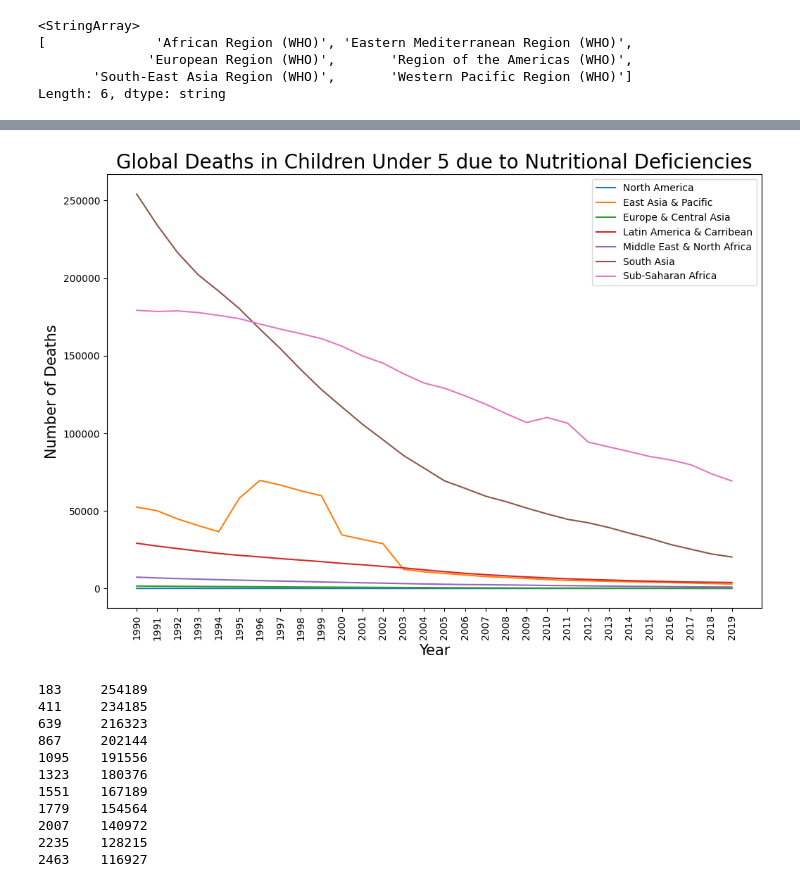
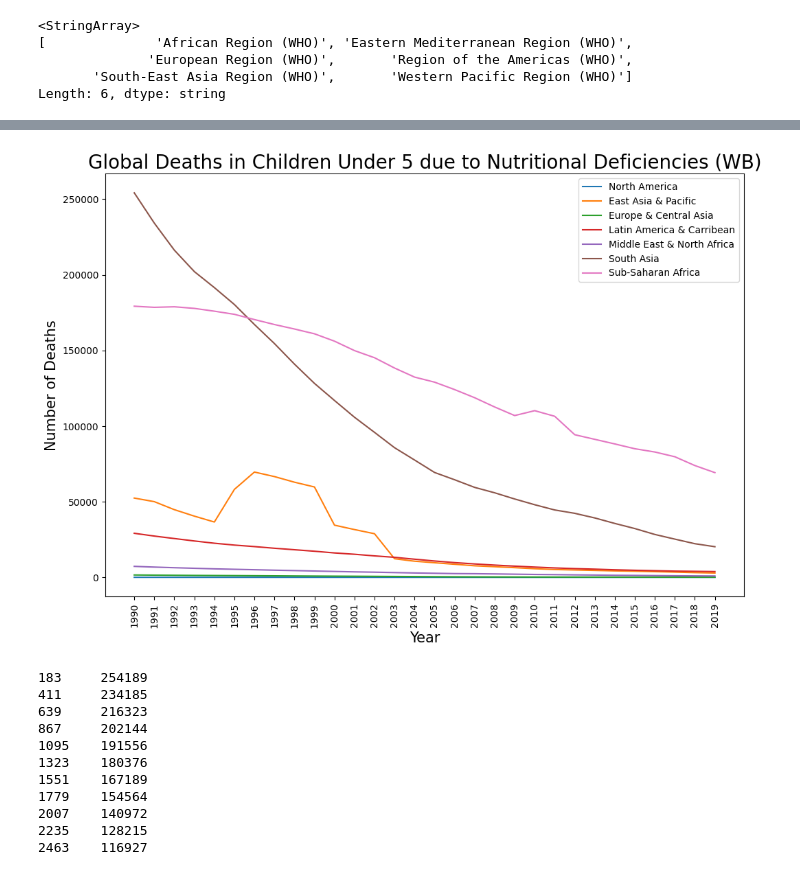
Before and after one commit to dantrainor9/Causes-of-Death, a Jupyter notebook: Causes_of_Death.ipynb, the cells around one changed output, grey strips where cells are left out. Cells and saved outputs as stored; diff of their text form; code cells hidden in the pictures.

```diff
--- a/Causes_of_Death.ipynb
+++ b/Causes_of_Death.ipynb
@@ -311,20 +311,20 @@ plt.legend();
 # %%
 #visualizing deaths over time due to Nutritional deficiencies in all World Bank regions
 plt.figure(figsize=(12,8))
 plt.plot(na_wb_df['Year'],na_wb_df['Deaths - Nutritional deficiencies - Sex: Both - Age: Under 5 (Number)'],label='North America')
 plt.plot(eap_wb_df['Year'],eap_wb_df['Deaths - Nutritional deficiencies - Sex: Both - Age: Under 5 (Number)'],label='East Asia & Pacific')
 plt.plot(eca_wb_df['Year'],eca_wb_df['Deaths - Nutritional deficiencies - Sex: Both - Age: Under 5 (Number)'],label='Europe & Central Asia')
 plt.plot(lac_wb_df['Year'],lac_wb_df['Deaths - Nutritional deficiencies - Sex: Both - Age: Under 5 (Number)'],label='Latin America & Carribean')
 plt.plot(mena_wb_df['Year'],mena_wb_df['Deaths - Nutritional deficiencies - Sex: Both - Age: Under 5 (Number)'],label='Middle East & North Africa')
 plt.plot(sa_wb_df['Year'],sa_wb_df['Deaths - Nutritional deficiencies - Sex: Both - Age: Under 5 (Number)'],label='South Asia')
 plt.plot(ssa_wb_df['Year'],ssa_wb_df['Deaths - Nutritional deficiencies - Sex: Both - Age: Under 5 (Number)'],label='Sub-Saharan Africa')
-plt.title('Global Deaths in Children Under 5 due to Nutritional Deficiencies',fontsize=20)
+plt.title('Global Deaths in Children Under 5 due to Nutritional Deficiencies (WB)',fontsize=20)
 plt.ylabel('Number of Deaths',fontsize=15)
 plt.xlabel('Year',fontsize=15)
 plt.xticks(rotation=90)
 plt.legend();
 # %% [output]
-[figure, old version]
+[figure, new version]
 # %%
 #inspecting North America's trends for the above visualization
 sa_wb_df['Deaths - Nutritional deficiencies - Sex: Both - Age: Under 5 (Number)']
```
Also changed, not shown: parts of 5 cells of this notebook.
